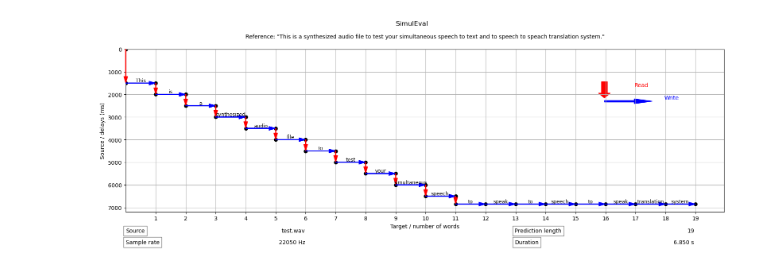
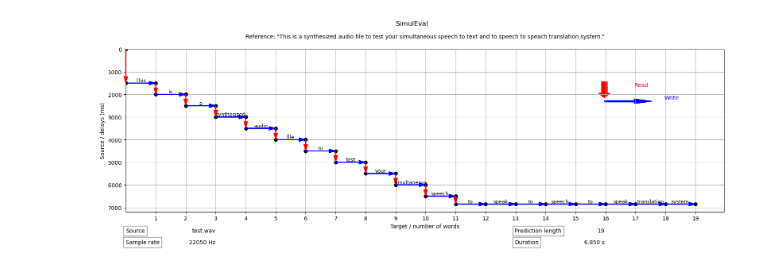
Before and after one commit to facebookresearch/SimulEval, a Jupyter notebook: examples/speech_to_text/output/visual.ipynb, the cells around one changed output. Drawn from its saved outputs; the diff is of its cells as text; code cells hidden in the pictures.

```diff
--- a/examples/speech_to_text/output/visual.ipynb
+++ b/examples/speech_to_text/output/visual.ipynb
@@ -87,33 +87,33 @@ plt.grid(True)
 plt.xlabel('Target / number of words')
 plt.ylabel('Source / delays (ms)')
 plt.suptitle('SimulEval')
 reference = data.get("reference", "N/A reference data")
 subtitle = f"Reference: \"{reference}\""
 plt.gca().set_title(subtitle, fontsize=10, pad=20)
 plt.gca().set_xticks(words)
 
 # Additional text at the bottom
 additional_text = [
     ("Source", data.get("source", "N/A source data")[0]),
     ("Prediction length", data.get("prediction_length", "N/A prediction length")),
     ("Sample rate", data.get("source", "N/A source data")[1].split(":")[1].strip()),
     ("Duration", data.get("source", "N/A source data")[3].split(":")[1].strip())
     ]
 start_y = -0.1
 line_space = 0.07
 for i in range(len(additional_text)):
     if(i % 2 == 0):
         plt.gca().text(0, start_y, additional_text[i][0], ha='left', va='top', transform=plt.gca().transAxes, fontsize=10, bbox=dict(facecolor='white', alpha=0.5))
-        plt.gca().text(0.3, start_y, additional_text[i][1], ha='right', va='top', transform=plt.gca().transAxes, fontsize=10)
+        plt.gca().text(0.15, start_y, additional_text[i][1], ha='right', va='top', transform=plt.gca().transAxes, fontsize=10)
     else:
         plt.gca().text(0.65, start_y, additional_text[i][0], ha='left', va='top', transform=plt.gca().transAxes, fontsize=10, bbox=dict(facecolor='white', alpha=0.5))
-        plt.gca().text(0.95, start_y, additional_text[i][1], ha='right', va='top', transform=plt.gca().transAxes, fontsize=10)
+        plt.gca().text(0.8, start_y, additional_text[i][1], ha='right', va='top', transform=plt.gca().transAxes, fontsize=10)
         start_y -= line_space
 
 # Adjust layout to make room for the bottom text
 plt.tight_layout()
 
 # Show the plot
 plt.show()
 # %% [output]
-[figure, old version]
+[figure, new version]
```
Also changed, not shown: parts of 1 cell of this notebook, 3 other files.
